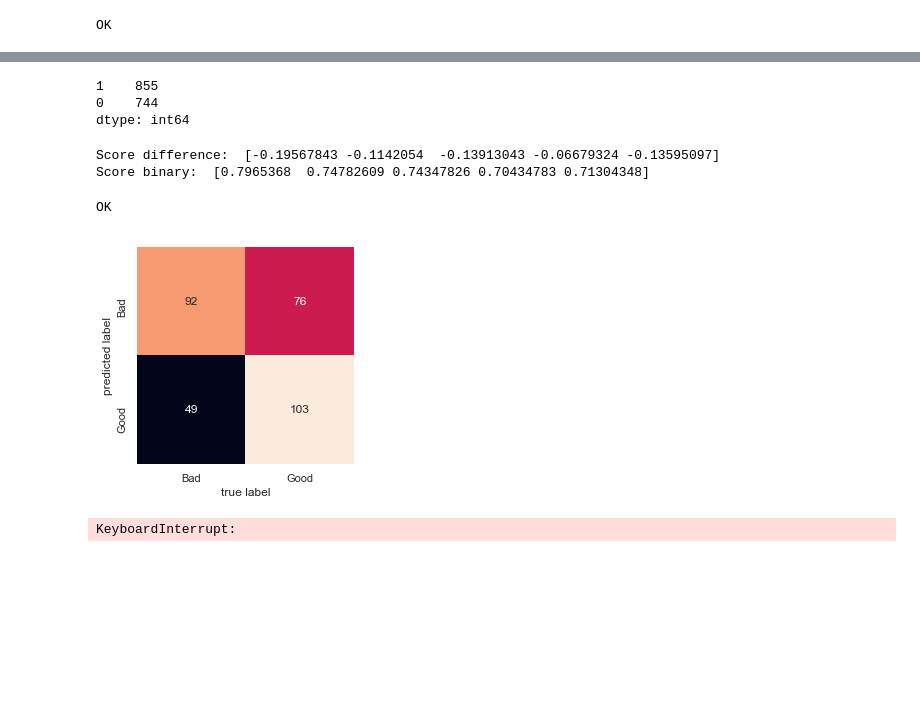
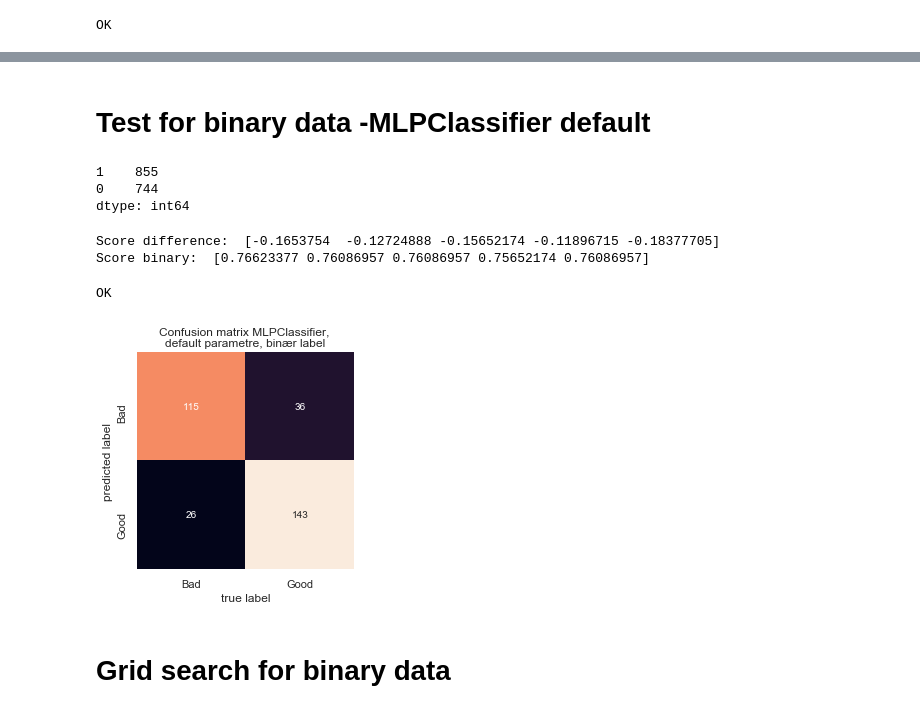
Before and after one commit to 2takker/ITMAL-gr46, a Jupyter notebook: Journal 3/Journal 3.ipynb, the cells around one changed output, grey strips where cells are left out. Saved outputs shown, nothing was run; the diff lists cells and outputs as text; code cells hidden in the pictures; blank space fills up the shorter version.

```diff
--- a/Journal 3/Journal 3.ipynb
+++ b/Journal 3/Journal 3.ipynb
@@ -289,3 +372,5 @@ plt.ylabel('predicted label');
+# %% [markdown]
+# Test for binary data -MLPClassifier default
 # %%
 # Convert to binary
 bins = (2, 5.5, 8)
@@ -314,13 +399,13 @@ X_train, X_validate, y_train, y_validate = train_test_split(X_train,
                                                             shuffle=True)
 # %%
 model_mlp = MLPClassifier(random_state=46, max_iter=15000)
-score_binary = cross_val_score(model_mlp, X_train_pca, y_train, scoring="accuracy", cv=5)
+score_binary = cross_val_score(model_mlp, X_train, y_train, scoring="accuracy", cv=5)
 
 print('Score difference: ', score-score_binary)
 print('Score binary: ', score_binary)
 # %% [output]
-Score difference:  [-0.19567843 -0.1142054  -0.13913043 -0.06679324 -0.13595097]
-Score binary:  [0.7965368  0.74782609 0.74347826 0.70434783 0.71304348]
+Score difference:  [-0.1653754  -0.12724888 -0.15652174 -0.11896715 -0.18377705]
+Score binary:  [0.76623377 0.76086957 0.76086957 0.75652174 0.76086957]
 # %%
 # Fit, Predict!
 model_mlp.fit(X_train, y_train)
@@ -331,13 +416,17 @@ OK
 # %%
 # Calculate confusion matrix and plot results in a heatmap
 mat = confusion_matrix(y_test, y_mlp_pred)
 sns.heatmap(mat.T, square=True, annot=True, fmt='d', cbar=False,
             xticklabels=['Bad', 'Good'],
             yticklabels=['Bad', 'Good'])
 plt.xlabel('true label')
 plt.ylabel('predicted label');
+plt.title('Confusion matrix MLPClassifier, \ndefault parametre, binær label')
+plt.savefig('mlp_binary_default.pdf')
 # %% [output]
-[figure, old version]
+[figure, new version]
+# %% [markdown]
+# Grid search for binary data
 # %%
 # Grid search
 model_mlp = MLPClassifier(random_state=46, max_iter=15000, shuffle=True)
@@ -355,11 +444,9 @@ VERBOSE=0
 
 # Run GridSearchCV for the model
 start = time()
-grid_tuned = GridSearchCV(model_mlp, tuning_parameters, cv=CV, scoring='f1_micro', verbose=VERBOSE, n_jobs=-1, iid=True)
-grid_tuned.fit(X_train, y_train)
+grid_tuned_binary = GridSearchCV(model_mlp, tuning_parameters, cv=CV, scoring='f1_micro', verbose=VERBOSE, n_jobs=-1, iid=True)
+grid_tuned_binary.fit(X_train, y_train)
 t = time()-start
-# %% [output]
-KeyboardInterrupt:
 # %%
 # Report
 b0, m0 = reporting.FullReport(grid_tuned , X_test, y_test, t)
```
Also changed, not shown: parts of 28 cells of this notebook, 6 other files.
